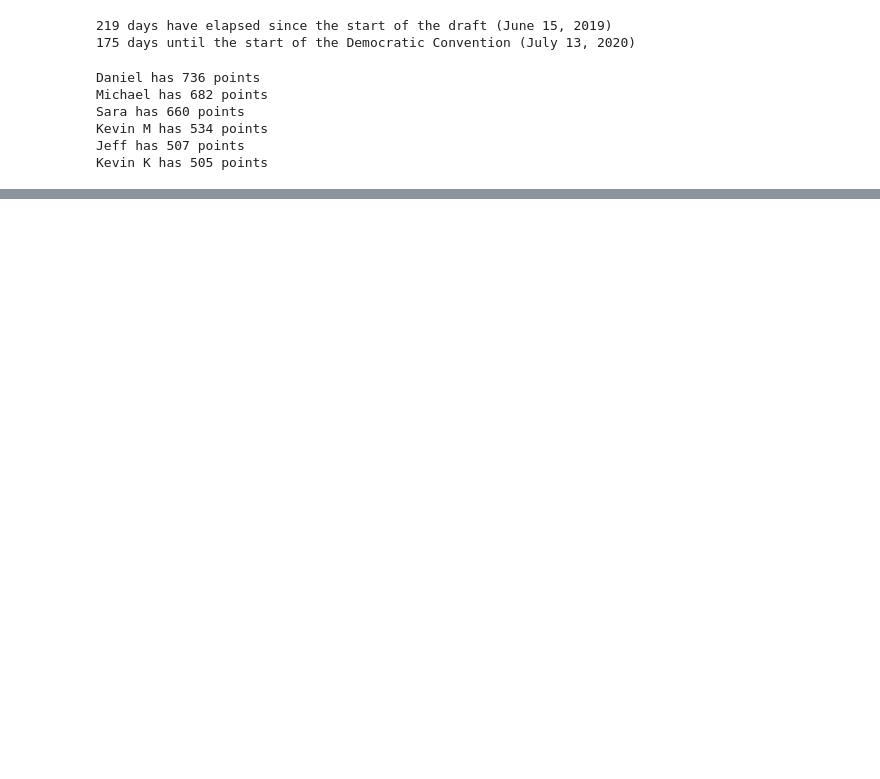
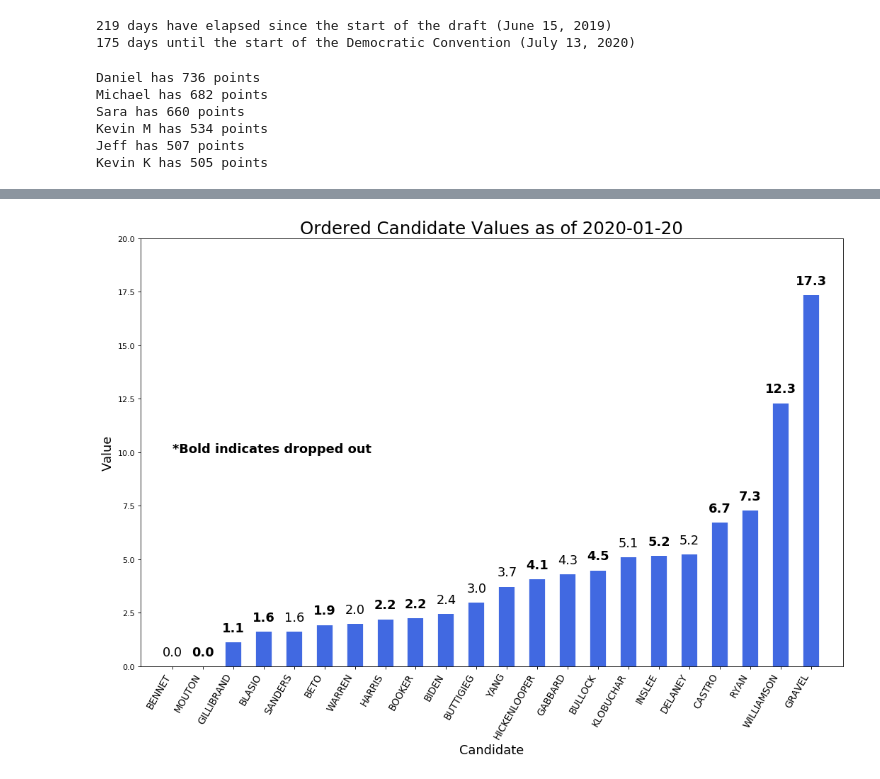
Before and after one commit to graphitical/demmies, a Jupyter notebook: demmies.ipynb, the cells around one changed output, grey strips where cells are left out. Cells and saved outputs as stored; diff of their text form; code cells hidden in the pictures; blank space fills up the shorter version.

```diff
--- a/demmies.ipynb
+++ b/demmies.ipynb
@@ -89,0 +138,28 @@ plt.gca().invert_yaxis();
+# %%
+# Sorted value bar chart
+df.sort_values(by=['Value','Candidate'],inplace=True)
+df.reset_index(inplace=True,drop=True)
+
+fig, ax = plt.subplots(figsize=(16,10),facecolor="white",dpi=80);
+ax.vlines(x=df.index,ymin=0,ymax=df.Value,color='royalblue',alpha=alpha_val,linewidth=20)
+
+# Annotate
+for index,row in df.iterrows():
+    fw = 'normal' if row["Date Dropped"]=='-' else 'bold'
+    ax.text(index,row.Value+0.5,round(row.Value,1),horizontalalignment='center',fontsize=16,fontweight=fw)
+
+ax.text(0, 10, "*Bold indicates dropped out",fontweight='bold',fontsize=16)
+
+# Title, Label, Ticks and YLim
+ax.set_title('Ordered Candidate Values as of {}'.format(datetime.date.today()),fontdict={'size':22})
+ax.set(ylim=(0,20));
+ax.set_ylabel("Value",fontsize=16);
+ax.set_xlabel("Candidate",fontsize=16)
+
+plt.xticks(df.index, df.Candidate.str.upper(), rotation=60,horizontalalignment='right',fontsize=12);
+
+# Save fig
+# plt.savefig("figs/candidate_values_ordered_{}.png".format(datetime.date.today()))
+plt.savefig("figs/candidate_values_ordered.png")
+# %% [output]
+[figure, added]
```
Also changed, not shown: parts of 12 cells of this notebook, 1 other file.
